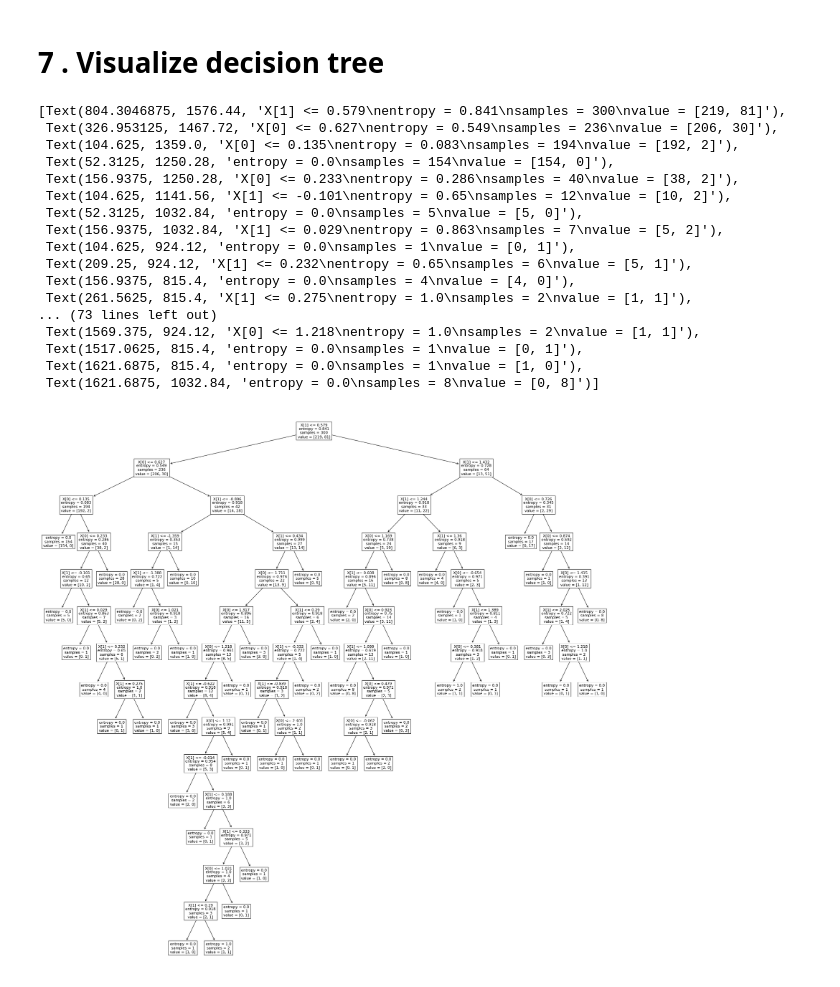
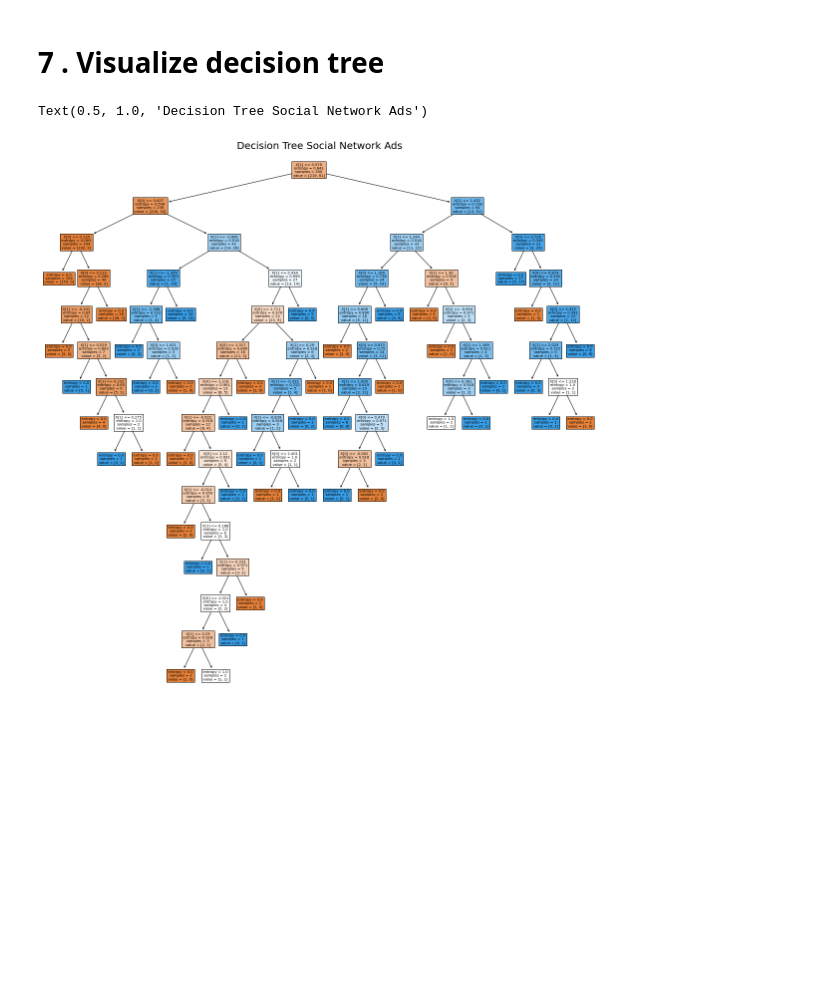
Before and after one commit to trongthuan205/DS102.K21, a Jupyter notebook: 07_DecisionTree_Social_Netwrok_Ads.ipynb, the cells around one changed output. Cells and saved outputs as stored; diff of their text form; code cells hidden in the pictures; blank space fills up the shorter version.

```diff
--- a/07_DecisionTree_Social_Netwrok_Ads.ipynb
+++ b/07_DecisionTree_Social_Netwrok_Ads.ipynb
@@ -164,25 +159,10 @@ for i in range(7, 12):
 # 7 . Visualize decision tree
 # %%
 from sklearn import tree
-# %%
-plt.figure(figsize = (30,30))
-tree.plot_tree(model)
-# %% [output]
-[Text(804.3046875, 1576.44, 'X[1] <= 0.579\nentropy = 0.841\nsamples = 300\nvalue = [219, 81]'),
- Text(326.953125, 1467.72, 'X[0] <= 0.627\nentropy = 0.549\nsamples = 236\nvalue = [206, 30]'),
- Text(104.625, 1359.0, 'X[0] <= 0.135\nentropy = 0.083\nsamples = 194\nvalue = [192, 2]'),
- Text(52.3125, 1250.28, 'entropy = 0.0\nsamples = 154\nvalue = [154, 0]'),
- Text(156.9375, 1250.28, 'X[0] <= 0.233\nentropy = 0.286\nsamples = 40\nvalue = [38, 2]'),
- Text(104.625, 1141.56, 'X[1] <= -0.101\nentropy = 0.65\nsamples = 12\nvalue = [10, 2]'),
- Text(52.3125, 1032.84, 'entropy = 0.0\nsamples = 5\nvalue = [5, 0]'),
- Text(156.9375, 1032.84, 'X[1] <= 0.029\nentropy = 0.863\nsamples = 7\nvalue = [5, 2]'),
- Text(104.625, 924.12, 'entropy = 0.0\nsamples = 1\nvalue = [0, 1]'),
- Text(209.25, 924.12, 'X[1] <= 0.232\nentropy = 0.65\nsamples = 6\nvalue = [5, 1]'),
- Text(156.9375, 815.4, 'entropy = 0.0\nsamples = 4\nvalue = [4, 0]'),
- Text(261.5625, 815.4, 'X[1] <= 0.275\nentropy = 1.0\nsamples = 2\nvalue = [1, 1]'),
-... (73 lines left out)
- Text(1569.375, 924.12, 'X[0] <= 1.218\nentropy = 1.0\nsamples = 2\nvalue = [1, 1]'),
- Text(1517.0625, 815.4, 'entropy = 0.0\nsamples = 1\nvalue = [0, 1]'),
- Text(1621.6875, 815.4, 'entropy = 0.0\nsamples = 1\nvalue = [1, 0]'),
- Text(1621.6875, 1032.84, 'entropy = 0.0\nsamples = 8\nvalue = [0, 8]')]
-[figure, removed]
+# %%
+plt.figure(figsize = (20,20))
+tree.plot_tree(model, filled = True)
+plt.title('Decision Tree Social Network Ads', fontsize = 20)
+# %% [output]
+Text(0.5, 1.0, 'Decision Tree Social Network Ads')
+[figure, added]
```
Also changed, not shown: parts of 5 cells of this notebook.
